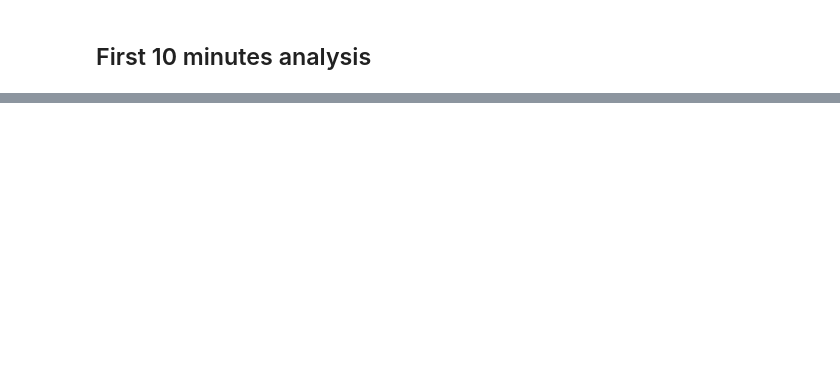
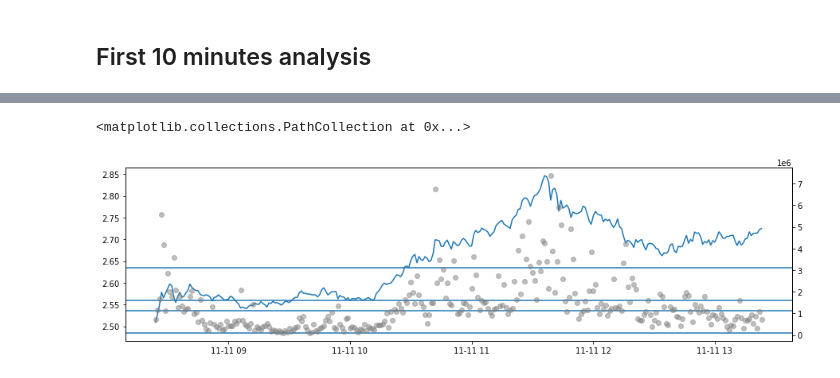
Before and after one commit to sunnymnie/ytprinter, a Jupyter notebook: tick-data.ipynb, the cells around one changed output, grey strips where cells are left out. Saved outputs shown, nothing was run; the diff lists cells and outputs as text; code cells hidden in the pictures; blank space fills up the shorter version.

```diff
--- a/tick-data.ipynb
+++ b/tick-data.ipynb
@@ -89,0 +97,25 @@ ax1.scatter(m_.index, m_.q*m_.price, color='red', alpha=0.5)
+# %%
+s = datetime.utcfromtimestamp(start/1000).strftime("%d %b %Y %H:%M:%S")
+e = datetime.utcfromtimestamp((start+300*60*1000)/1000).strftime("%d %b %Y %H:%M:%S")
+# %%
+klines = client.futures_historical_klines(symbol=pair, interval = "1m", start_str=s, end_str=e)
+# %%
+df = pd.DataFrame(list(map(lambda x: float(x[4]), klines)),
+                  index=list(map(lambda x: datetime.fromtimestamp(x[0] / 1e3), klines)),
+                  columns=['price'])
+df['q'] = list(map(lambda x: float(x[5]), klines))
+# df['m'] = list(map(lambda x: x['m'], klines))
+# %%
+fig, ax = plt.subplots(figsize=(15,4))
+ax.plot(df.index, df.price)
+ax1 = ax.twinx()
+ax.axhline(df.price[0]*0.99)
+ax.axhline(df.price[0]*1.01)
+ax.axhline(df.price[0]*1.02)
+ax.axhline(df.price[0]*1.05)
+
+
+ax1.scatter(df.index, df.q*df.price, color='gray', alpha=0.5)
+# %% [output]
+<matplotlib.collections.PathCollection at 0x...>
+[figure, added]
```
Also changed, not shown: parts of 8 cells of this notebook, 2 other files.
